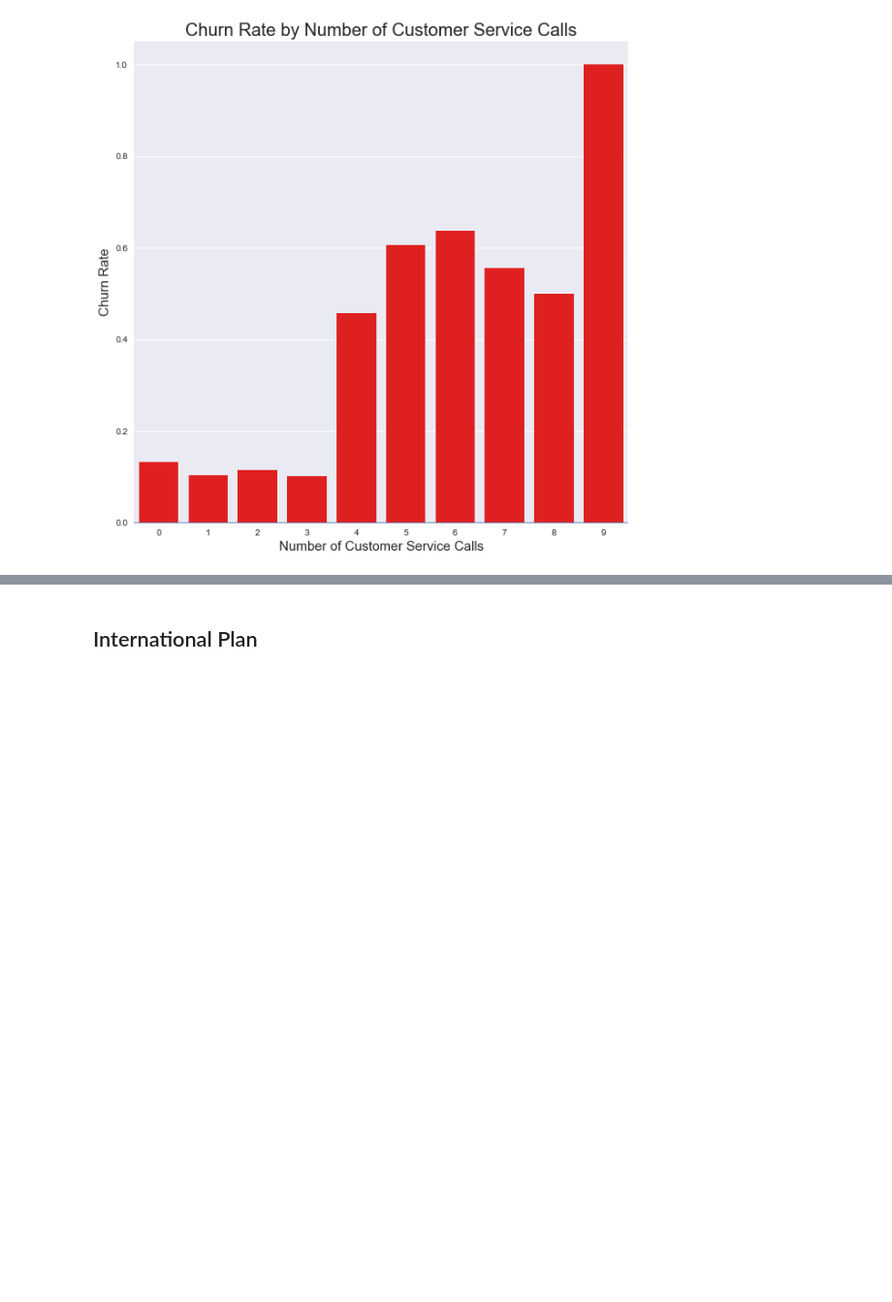
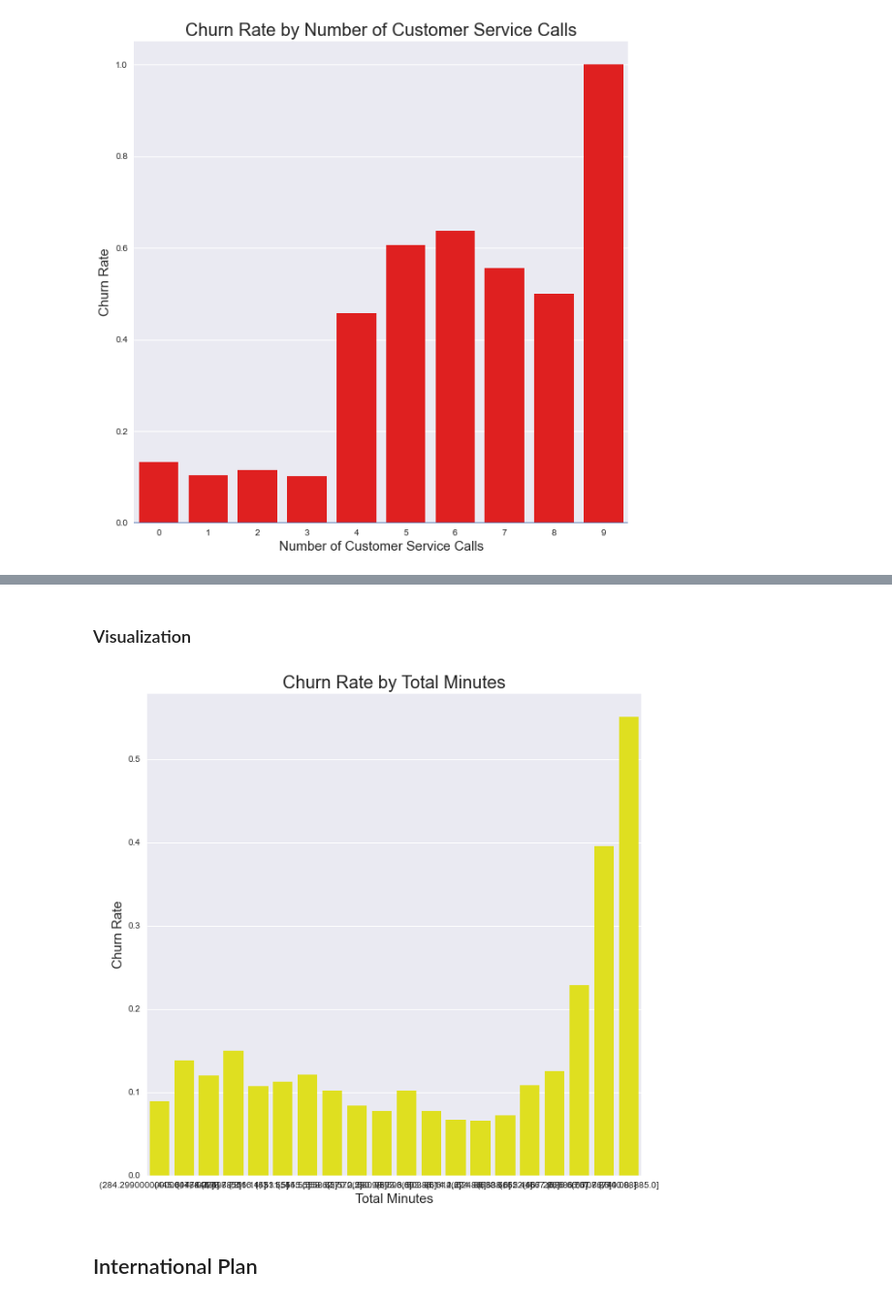
Before and after one commit to jxn628/syriatel-churn-analysis, a Jupyter notebook: student.ipynb, the cells around one changed output, grey strips where cells are left out. Shown at 97% size. Saved outputs shown, nothing was run; the diff lists cells and outputs as text; code cells hidden in the pictures; blank space fills up the shorter version.

Commit message:
analysis of key churn rates

```diff
--- a/student.ipynb
+++ b/student.ipynb
@@ -1384,0 +1443,3 @@ Churn rate is nearly 50% when day minutes are 250 or more.
+# %%
+total_min_grouped_values = analysis_df['total_minutes_grouped'].value_counts().reset_index()
+total_min_grouped_values
@@ -1384,0 +1464,3 @@ Churn rate is nearly 50% when day minutes are 250 or more.
+# %%
+total_min_grouped_values = total_min_grouped_values.rename(columns={"total_minutes_grouped": "#_of_accounts", "index": "total_minutes_grouped"})
+total_min_grouped_values
@@ -1384,0 +1485,4 @@ Churn rate is nearly 50% when day minutes are 250 or more.
+# %%
+total_min_grouped_df = total_min_grouped_churn.merge(total_min_grouped_values, on='total_minutes_grouped')
+
+total_min_grouped_df
@@ -1384,0 +1507,3 @@ Churn rate is nearly 50% when day minutes are 250 or more.
+# %%
+total_min_grouped_df['churn_rate'] = total_min_grouped_df.apply(lambda x: x['churn'] / x['#_of_accounts'], axis=1)
+total_min_grouped_df
@@ -1385,2 +1528,19 @@ Churn rate is nearly 50% when day minutes are 250 or more.
+# %% [markdown]
+### Visualization
+# %%
+fig, ax = plt.subplots(figsize=(10,10))
+p = sns.barplot(x="total_minutes_grouped", y="churn_rate", data=total_min_grouped_df, color='yellow');
+
+p.set_xlabel("Total Minutes", fontsize = 15)
+p.set_ylabel("Churn Rate", fontsize = 15)
+#p.xaxis.set_major_formatter(display_millions)
+p.set_title("Churn Rate by Total Minutes", fontsize = 20)
+plt.figsize=(30,20)
+#plt.axhline(y=0)
+#plt.savefig('images/project_1_scatter_1')
+
+plt.show();
+# %% [output]
+[figure, added]
 # %% [markdown]
 ## International Plan
```
Also changed, not shown: parts of 82 cells of this notebook.
